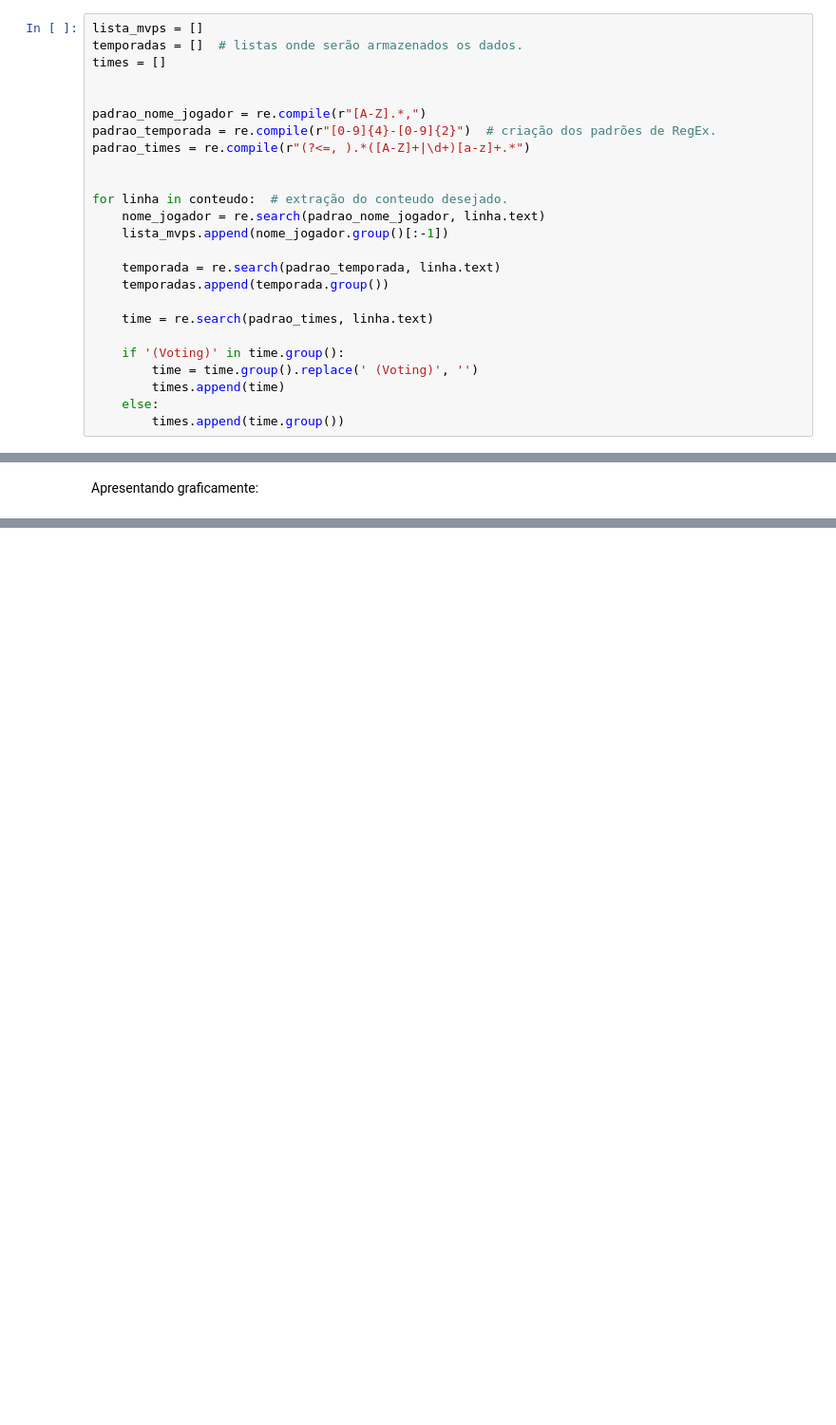
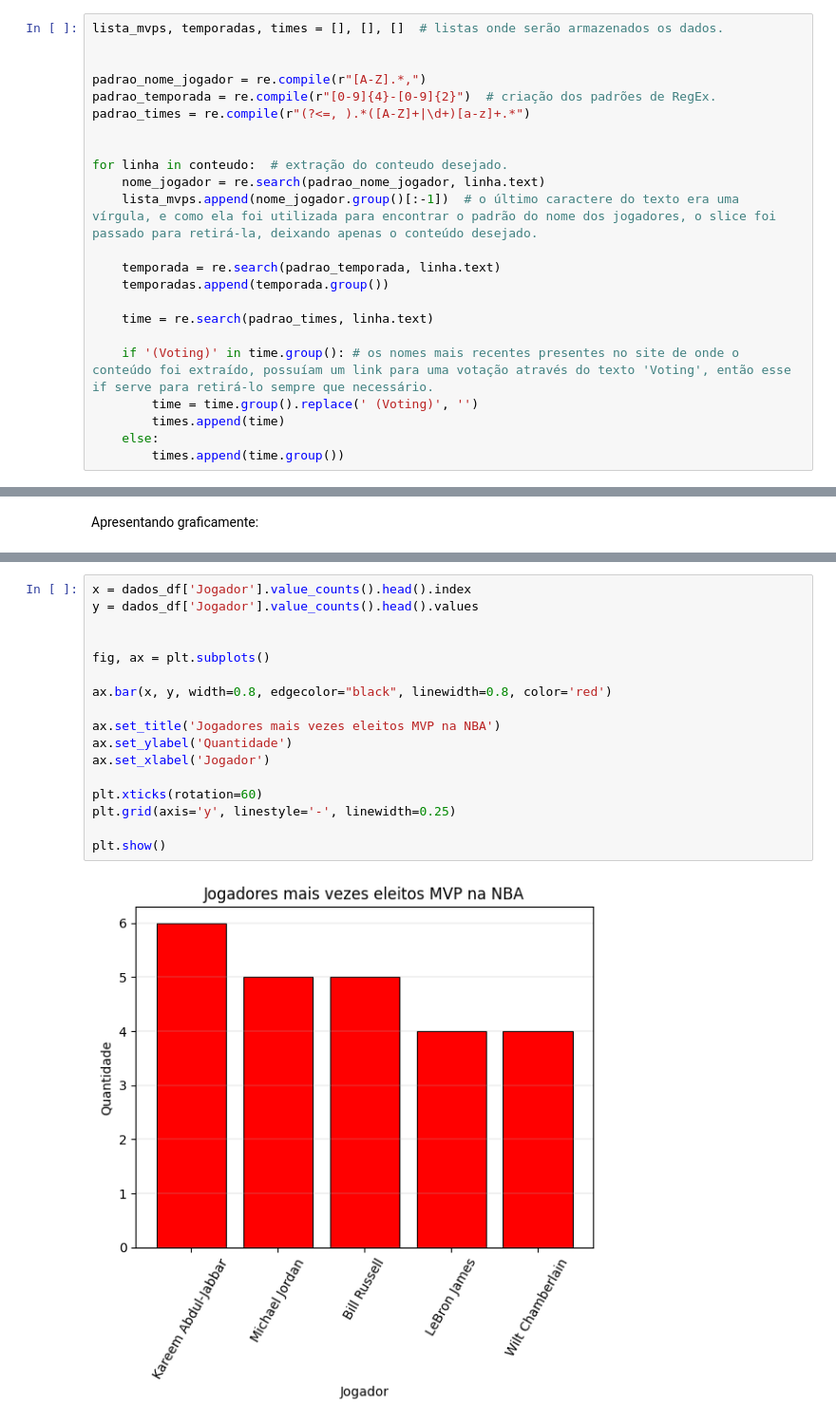
Before and after one commit to BrunoSaintClair/Mvps_NBA-Scraping, a Jupyter notebook: main.ipynb, the cells around one changed output, grey strips where cells are left out. Shown: that part at 95% size. Cells and saved outputs as stored; diff of their text form; blank space fills up the shorter version.

```diff
--- a/main.ipynb
+++ b/main.ipynb
@@ -27,7 +27,5 @@ Utilizando de RegEx para encontrar os padrões da temporada onde os jogadores fo
 # %%
-lista_mvps = []
-temporadas = []  # listas onde serão armazenados os dados.
-times = []
+lista_mvps, temporadas, times = [], [], []  # listas onde serão armazenados os dados.
 
 
 padrao_nome_jogador = re.compile(r"[A-Z].*,")
@@ -37,14 +35,14 @@ padrao_times = re.compile(r"(?<=, ).*([A-Z]+|\d+)[a-z]+.*")
 
 for linha in conteudo:  # extração do conteudo desejado.
     nome_jogador = re.search(padrao_nome_jogador, linha.text)
-    lista_mvps.append(nome_jogador.group()[:-1])
+    lista_mvps.append(nome_jogador.group()[:-1])  # o último caractere do texto era uma vírgula, e como ela foi utilizada para encontrar o padrão do nome dos jogadores, o slice foi passado para retirá-la, deixando apenas o conteúdo desejado.
 
     temporada = re.search(padrao_temporada, linha.text)
     temporadas.append(temporada.group())
 
     time = re.search(padrao_times, linha.text)
 
-    if '(Voting)' in time.group():
+    if '(Voting)' in time.group(): # os nomes mais recentes presentes no site de onde o conteúdo foi extraído, possuíam um link para uma votação através do texto 'Voting', então esse if serve para retirá-lo sempre que necessário.
         time = time.group().replace(' (Voting)', '')
         times.append(time)
     else:
@@ -64,0 +72,19 @@ Apresentando graficamente:
+# %%
+x = dados_df['Jogador'].value_counts().head().index
+y = dados_df['Jogador'].value_counts().head().values
+
+
+fig, ax = plt.subplots()
+
+ax.bar(x, y, width=0.8, edgecolor="black", linewidth=0.8, color='red')
+
+ax.set_title('Jogadores mais vezes eleitos MVP na NBA')
+ax.set_ylabel('Quantidade')
+ax.set_xlabel('Jogador')
+
+plt.xticks(rotation=60)
+plt.grid(axis='y', linestyle='-', linewidth=0.25)
+
+plt.show()
+# %% [output]
+[figure, added]
```
Also changed, not shown: parts of 6 cells of this notebook.
